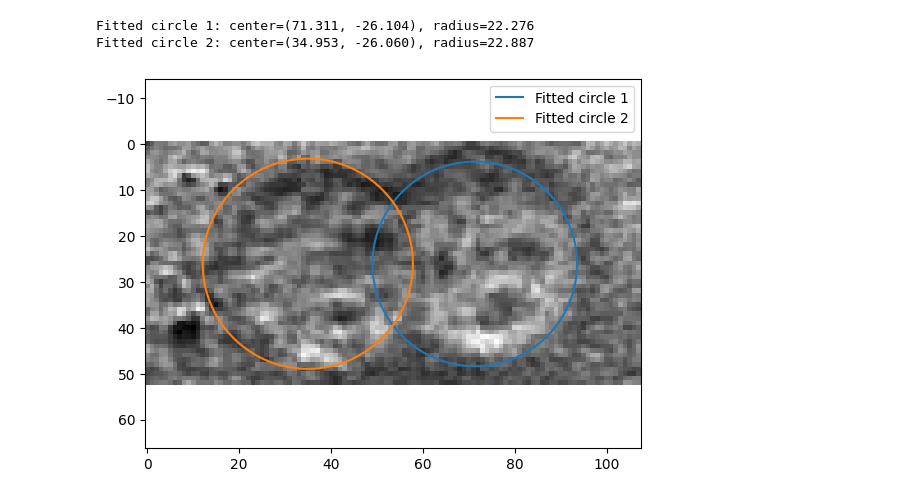
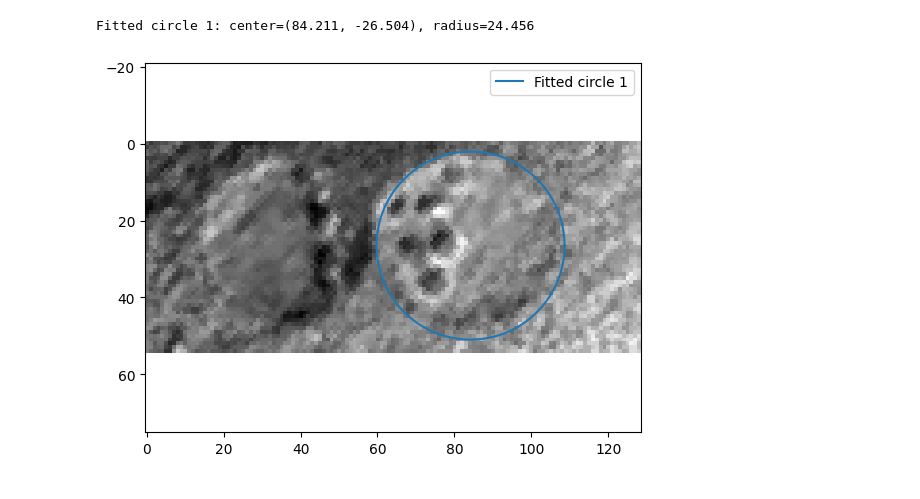
Before and after one commit to tsak1998/pronuclei_extraction, a Jupyter notebook: cellforge/segmentation/pronuclei_areas_eda_copy.ipynb, the cells around one changed output. Drawn from its saved outputs; the diff is of its cells as text; code cells hidden in the pictures.

```diff
--- a/cellforge/segmentation/pronuclei_areas_eda_copy.ipynb
+++ b/cellforge/segmentation/pronuclei_areas_eda_copy.ipynb
@@ -69,8 +69,8 @@ whole_img = PIL.Image.open(
     '/Users/tsakalis/ntua/cellforge/data/segmentation_data/pronuclei/images_pn/348.jpg'
 )
 # %%
-sample_id = 'D2016.01.11_S1183_I149_1'
-base_pth = image_data = Path('/Users/tsakalis/downloads')
+sample_id = 'D2016.01.23_S1202_I149_7'
+base_pth = Path('/Users/tsakalis/downloads')
 
 masks_pth = base_pth / f'{sample_id}.npy'
 
@@ -83,5 +87,5 @@ all_masks = np.load(masks_pth)
 # %%
-frame_idx = 88
+frame_idx = 90
 # %%
 import PIL
 
@@ -131,7 +139,7 @@ isolated_pn = np.array(rotated_image_orig)[a2:b2, a1:b1]
 # im = Image.fromarray(upscaled_img).resize((width, height),
 #                                           resample=Image.LANCZOS)
 smoothed_img = cv2.GaussianBlur(
-    binary_dilation(rotated_image)[a2:b2, a1:b1].astype(np.uint8), (15, 15), 0)
+    binary_dilation(rotated_image)[a2:b2, a1:b1].astype(np.uint8), (31, 31), 0)
 
 plt.imshow(smoothed_img, cmap='gray')
 plt.show()
@@ -221,20 +229,20 @@ if __name__ == '__main__':
 
     xf, yf = get_circle_pts(x0, y0, r)
 
-    plt.plot(x, y, 'x', label='Pronucle 1  points')
-    plt.plot(xf, yf, '-', label='Fitted circle 1')
+    # plt.plot(x, y, 'x', label='Pronucle 1  points')
+    # plt.plot(xf, yf, '-', label='Fitted circle 1')
     plt.axis('equal')
 
-    x = half_contour1[:, 1]
-    y = -half_contour1[:, 0]
+    # x = half_contour1[:, 1]
+    # y = -half_contour1[:, 0]
 
-    x0, y0, r = fit_circle(x, y)
-    print(f"Fitted circle: center=({x0:.3f}, {y0:.3f}), radius={r:.3f}")
+    # x0, y0, r = fit_circle(x, y)
+    # print(f"Fitted circle: center=({x0:.3f}, {y0:.3f}), radius={r:.3f}")
 
-    xf, yf = get_circle_pts(x0, y0, r)
+    # xf, yf = get_circle_pts(x0, y0, r)
 
     plt.plot(x, y, 'x', label='Pronucle 2  points')
-    plt.plot(xf, yf, '-', label='Fitted circle 2')
+    # plt.plot(xf, yf, '-', label='Fitted circle 2')
     plt.axis('equal')
     plt.legend()
     plt.show()
@@ -256,43 +263,42 @@ def fit_circle(x, y):
     x0, y0 = c[0], c[1]
     r = np.sqrt(c[2] + x0**2 + y0**2)
     return x0, y0, r
 
 
 def get_circle_pts(x0, y0, r, npts=100, tmin=0, tmax=2 * np.pi):
     t = np.linspace(tmin, tmax, npts)
     x = x0 + r * np.cos(t)
     y = y0 + r * np.sin(t)
     return x, y
 
 
 if __name__ == '__main__':
     # assume you already have isolated_pn, half_contour, and peakind defined
     fig, ax = plt.subplots()
     ax.imshow(isolated_pn, cmap='gray')  # show the image
 
     # First PN
     x = half_contour[:, 1]
     y = -half_contour[:, 0]
-    x0, y0, r = fit_circle(x, y)
+    # x0, y0, r = fit_circle(x, y)
     print(f"Fitted circle 1: center=({x0:.3f}, {y0:.3f}), radius={r:.3f}")
     xf, yf = get_circle_pts(x0, -y0, r)
     # ax.plot(x, y, 'x', label='Pronucle 1 points')
     ax.plot(xf, yf, '-', label='Fitted circle 1')
 
-    # Second PN
-    x = half_contour1[:, 1]
-    y = -half_contour1[:, 0]
-    x0, y0, r = fit_circle(x, y)
-    print(f"Fitted circle 2: center=({x0:.3f}, {y0:.3f}), radius={r:.3f}")
-    xf, yf = get_circle_pts(x0, -y0, r)
-    # ax.plot(x, y, 'x', label='Pronucle 2 points')
-    ax.plot(xf, yf, '-', label='Fitted circle 2')
-    # ax.plot(half_contour[:, 1], half_contour[:, 0], linewidth=5)
+    # # Second PN
+    # x = half_contour1[:, 1]
+    # y = -half_contour1[:, 0]
+    # x0, y0, r = fit_circle(x, y)
+    # print(f"Fitted circle 2: center=({x0:.3f}, {y0:.3f}), radius={r:.3f}")
+    # xf, yf = get_circle_pts(x0, -y0, r)
+    # # ax.plot(x, y, 'x', label='Pronucle 2 points')
+    # ax.plot(xf, yf, '-', label='Fitted circle 2')
+    # # ax.plot(half_contour[:, 1], half_contour[:, 0], linewidth=5)
 
     ax.axis('equal')
     ax.legend()
     plt.show()
 # %% [output]
-Fitted circle 1: center=(71.311, -26.104), radius=22.276
-Fitted circle 2: center=(34.953, -26.060), radius=22.887
+Fitted circle 1: center=(84.211, -26.504), radius=24.456
-[figure, old version]
+[figure, new version]
```
Also changed, not shown: parts of 11 cells of this notebook, 1 other file.
